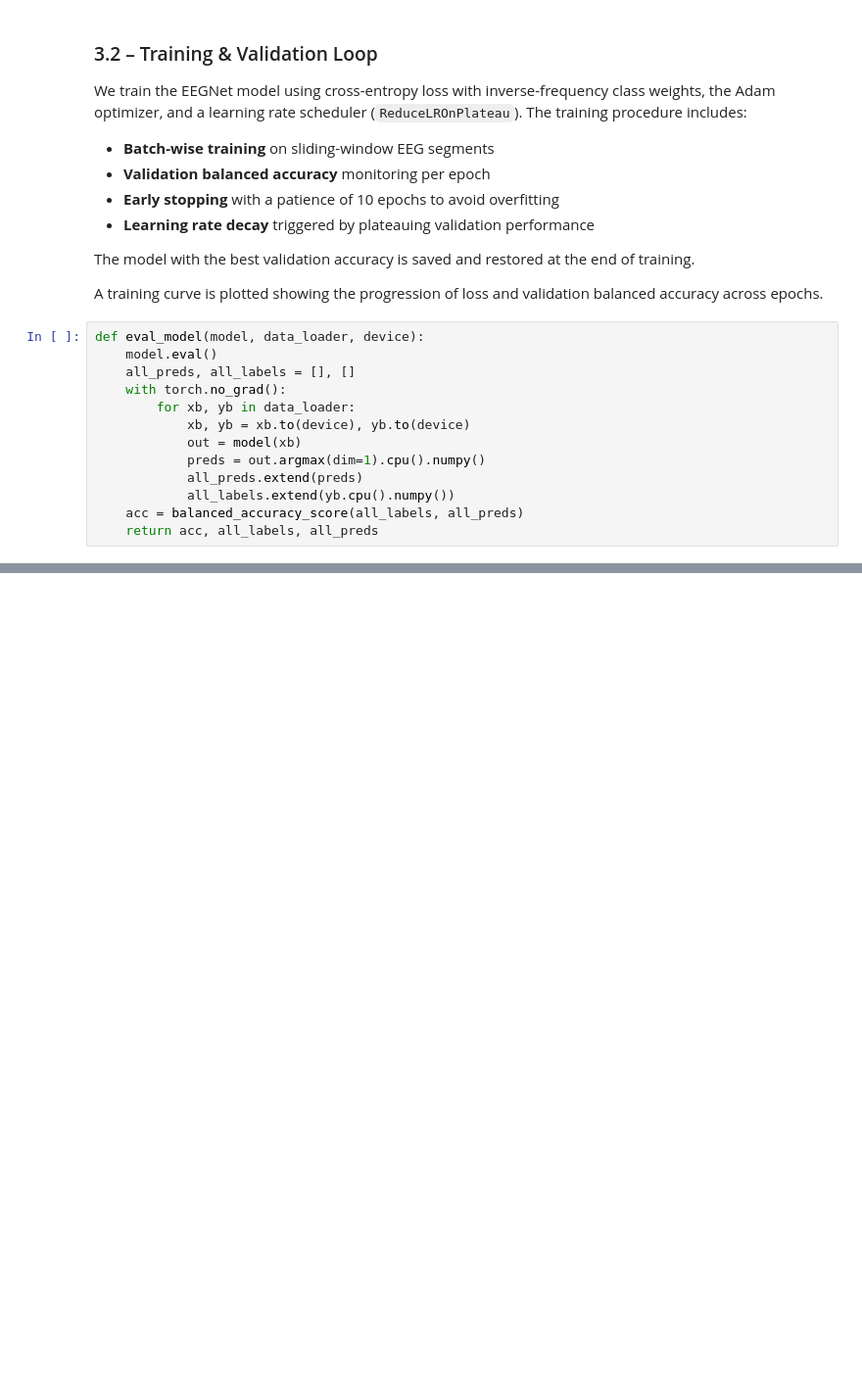
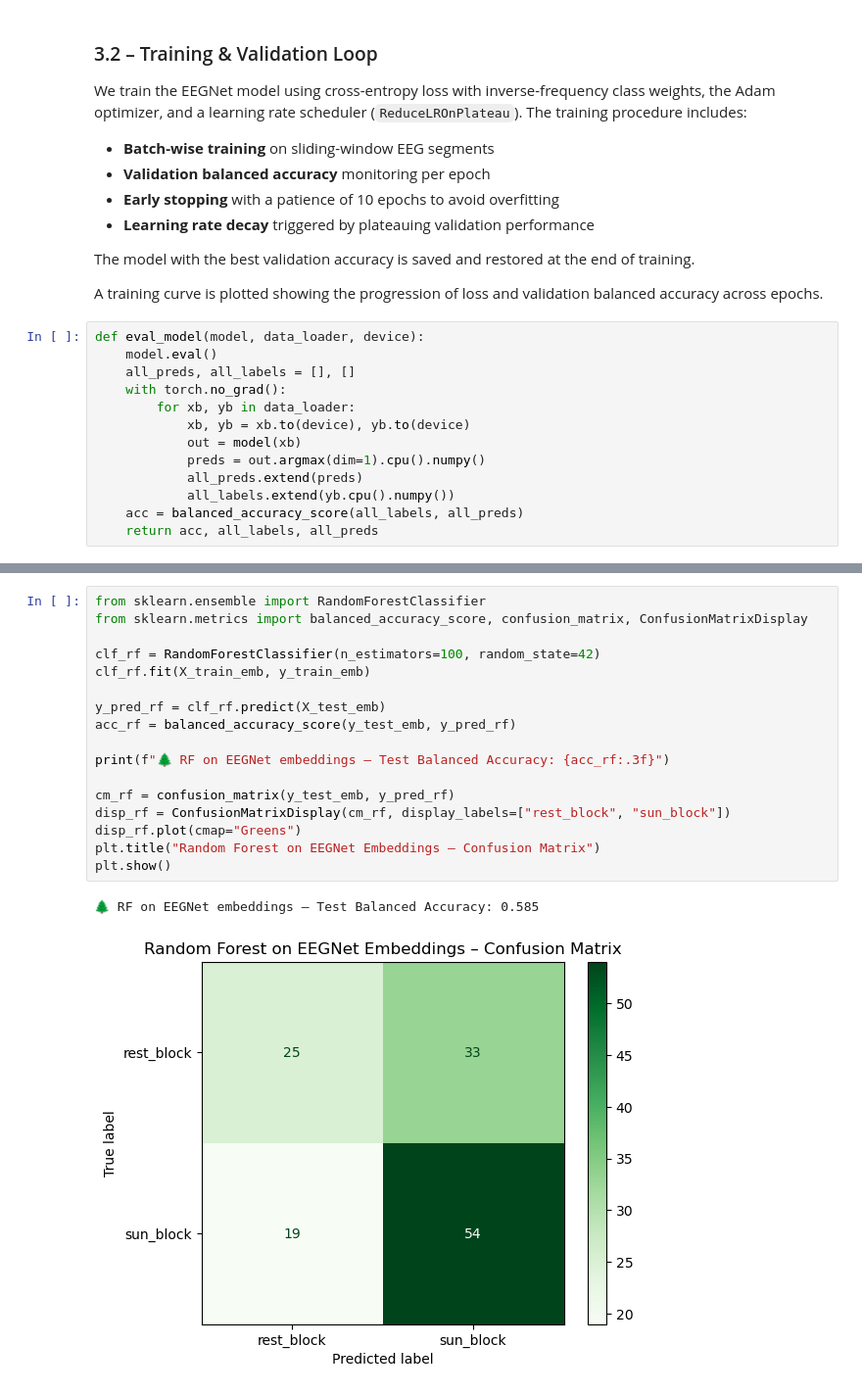
Before and after one commit to linalopes/creativity-in-vitro-eeg, a Jupyter notebook: notebooks/12_Lina_ses-03_task-sunimagery_ml-dl.ipynb, the cells around one changed output, grey strips where cells are left out. Shown at 98% size. Saved outputs shown, nothing was run; the diff lists cells and outputs as text; blank space fills up the shorter version.

```diff
--- a/notebooks/12_Lina_ses-03_task-sunimagery_ml-dl.ipynb
+++ b/notebooks/12_Lina_ses-03_task-sunimagery_ml-dl.ipynb
@@ -1048,0 +1123,20 @@ plt.show()
+# %%
+from sklearn.ensemble import RandomForestClassifier
+from sklearn.metrics import balanced_accuracy_score, confusion_matrix, ConfusionMatrixDisplay
+
+clf_rf = RandomForestClassifier(n_estimators=100, random_state=42)
+clf_rf.fit(X_train_emb, y_train_emb)
+
+y_pred_rf = clf_rf.predict(X_test_emb)
+acc_rf = balanced_accuracy_score(y_test_emb, y_pred_rf)
+
+print(f"🌲 RF on EEGNet embeddings – Test Balanced Accuracy: {acc_rf:.3f}")
+
+cm_rf = confusion_matrix(y_test_emb, y_pred_rf)
+disp_rf = ConfusionMatrixDisplay(cm_rf, display_labels=["rest_block", "sun_block"])
+disp_rf.plot(cmap="Greens")
+plt.title("Random Forest on EEGNet Embeddings – Confusion Matrix")
+plt.show()
+# %% [output]
+🌲 RF on EEGNet embeddings – Test Balanced Accuracy: 0.585
+[figure, added]
```
Also changed, not shown: parts of 18 cells of this notebook.
